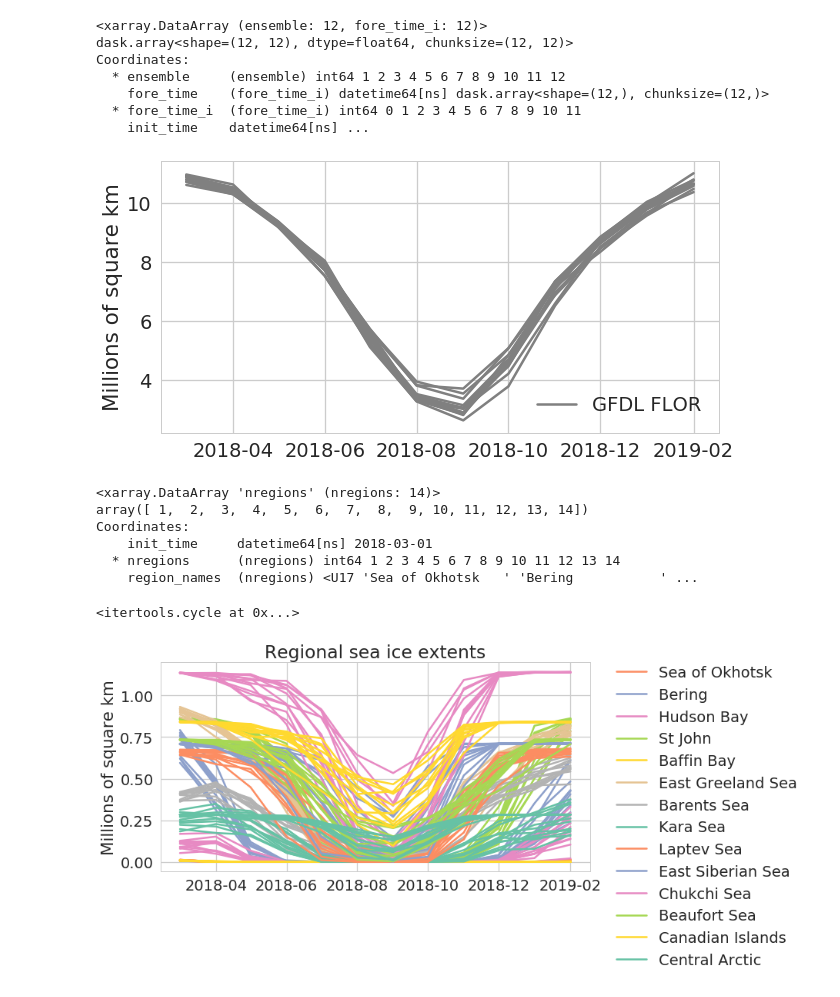
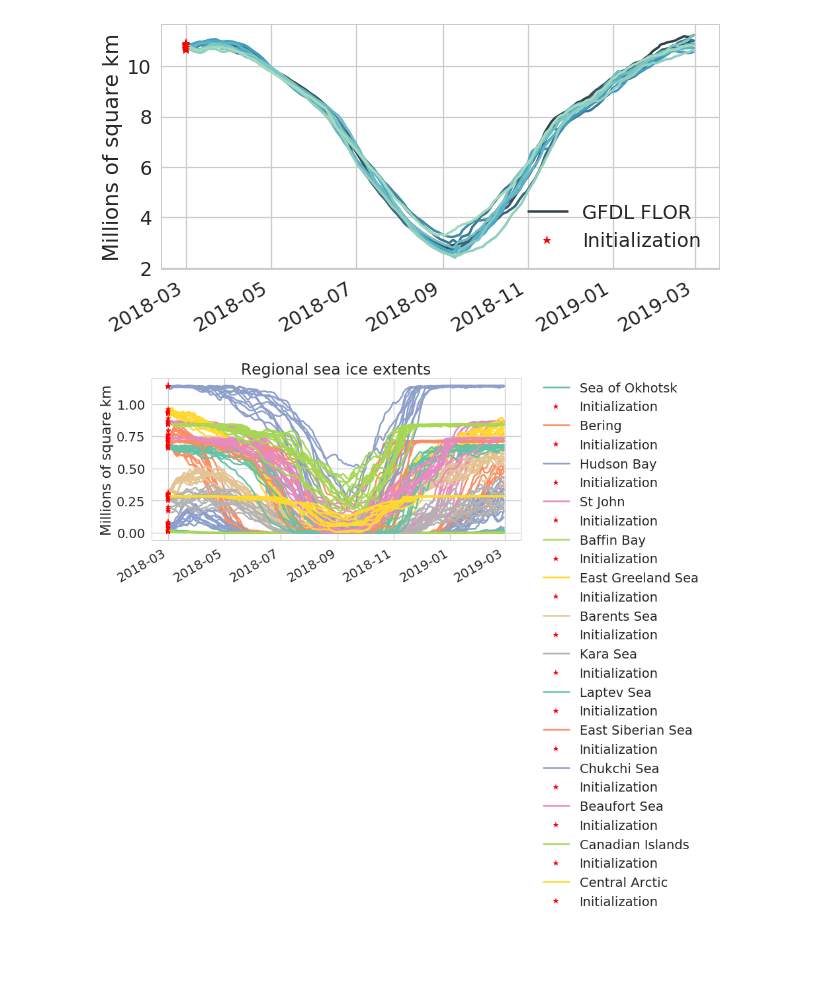
Before and after one commit to NicWayand/ESIO, a Jupyter notebook: notebooks/plot_model_forecasts.ipynb, the cells around one changed output. Drawn from its saved outputs; the diff is of its cells as text; code cells hidden in the pictures; blank space fills up the shorter version.

Commit message:
making model plotting functions work for all models

```diff
--- a/notebooks/plot_model_forecasts.ipynb
+++ b/notebooks/plot_model_forecasts.ipynb
@@ -62,2 +35,28 @@ Frozen(SortedKeysDict(OrderedDict([('nregions', 21), ('x', 304), ('y', 448)])))
+# %%
+#############################################################
+# Load in Data
+#############################################################
+E = ed.esiodata.load()
+# Directories
+model_label = E.model[model]['model_label']
+model_grid_file = E.model[model]['grid']
+stero_grid_file = E.obs['NSIDC_0051']['grid']
+
+fig_dir = os.path.join(E.fig_dir, 'model', model, 'standard')
+if not os.path.exists(fig_dir):
+    os.makedirs(fig_dir)
+
+# Load in Model
+model_forecast = os.path.join(E.model[model][runType]['sipn_nc'], '*.nc')
+ds_model = xr.open_mfdataset(model_forecast)
+ds_model.rename({'nj':'x', 'ni':'y'}, inplace=True)
+
+# Load in regional data
+# Note minor -0.000004 degree differences in latitude
+ds_region = xr.open_dataset(os.path.join(E.grid_dir, 'sio_2016_mask.nc'))
+ds_region.set_coords(['lat','lon'], inplace=True);
+ds_region.rename({'nx':'x', 'ny':'y'}, inplace=True);
+
+#############################################################
 # %%
 # Get regional averages
@@ -76,12 +64,3 @@ Coordinates:
 # %%
 # Aggregate over entire domain
-gfdl_avg = (gfdl.sic*ds_region.area).sum(dim='x').sum(dim='y')/(10**6)
-gfdl_avg
+mod_avg = (ds_model.sic * ds_region.area).sum(dim='x').sum(dim='y')/(10**6)
-# %% [output]
-<xarray.DataArray (ensemble: 12, fore_time_i: 12)>
-dask.array<shape=(12, 12), dtype=float64, chunksize=(12, 12)>
-Coordinates:
-  * ensemble     (ensemble) int64 1 2 3 4 5 6 7 8 9 10 11 12
-    fore_time    (fore_time_i) datetime64[ns] dask.array<shape=(12,), chunksize=(12,)>
-  * fore_time_i  (fore_time_i) int64 0 1 2 3 4 5 6 7 8 9 10 11
-    init_time    datetime64[ns] ...
@@ -88,19 +70,11 @@ Coordinates:
 # %%
 # Plot pan-Arctic sea ice extent
 f = plt.figure(figsize=(10,5))
 ax1 = plt.subplot(1, 1, 1) # Observations
-esio.plot_model_ensm(ds=gfdl_avg, axin=ax1, labelin='GFDL FLOR', color='grey', marker=None)
+esio.plot_reforecast(ds=mod_avg, axin=ax1, labelin=model_label, color='cycle_ensemble', marker=None)
 ax1.set_ylabel('Millions of square km')
 plt.legend(loc='lower right') #bbox_to_anchor=(1.03, 1.05)
+f.autofmt_xdate()
 f.savefig(os.path.join(fig_dir,'panArcticSIC_LongRange_'+model+'_'+runType+'.png'),bbox_inches='tight',dpi=200)
 # %% [output]
-[figure, old version]
+[figure, new version]
-# %%
-gfdl_reg.nregions
-# %% [output]
-<xarray.DataArray 'nregions' (nregions: 14)>
-array([ 1,  2,  3,  4,  5,  6,  7,  8,  9, 10, 11, 12, 13, 14])
-Coordinates:
-    init_time     datetime64[ns] 2018-03-01
-  * nregions      (nregions) int64 1 2 3 4 5 6 7 8 9 10 11 12 13 14
-    region_names  (nregions) <U17 'Sea of Okhotsk   ' 'Bering           ' ...
@@ -110,22 +81,26 @@ cmap_reg = itertools.cycle(sns.color_palette("Set2", gfdl_reg.nregions.size))
-# %%
-cmap_reg
-# %% [output]
-<itertools.cycle at 0x...>
 # %%
 # Plot regional sea ice extents
+cmap_reg = itertools.cycle(sns.color_palette("Set2", mod_reg.nregions.size))
+linecycler = itertools.cycle(["-","--","-.",":"])
 f = plt.figure(figsize=(10,5))
 ax1 = plt.subplot(1, 1, 1)
-for cd in gfdl_reg.nregions:
-    esio.plot_model_ensm(ds= gfdl_reg.sel(nregions=cd), color=next(cmap_reg),
+init_dot_flag = True
+for cd in mod_reg.nregions:
+    esio.plot_reforecast(ds= mod_reg.sel(nregions=cd),
+                         linestyle=next(linecycler),
+                         color=next(cmap_reg),
                          axin=ax1,
-                         labelin=gfdl_reg.region_names.sel(nregions=cd).values,
-                         marker=None)
+                         labelin=mod_reg.region_names.sel(nregions=cd).values,
+                         marker=None,
+                         init_dot=init_dot_flag)
+    init_dot_flag = False # Only add it once
 ax1.set_title('Regional sea ice extents')
 ax1.set_ylabel('Millions of square km')
 plt.legend(bbox_to_anchor=(1.03, 1.05))
+f.autofmt_xdate()
 f.savefig(os.path.join(fig_dir,'panArcticSIC_LongRange_Regional_'+model+'_'+runType+'.png'),bbox_inches='tight',dpi=200)
 # %% [output]
-[figure, old version]
+[figure, new version]
 # %%
 # Set up plotting info
 cmap_sic = matplotlib.colors.ListedColormap(sns.color_palette("Blues_r", 10))
```
Also changed, not shown: parts of 8 cells of this notebook, 2 other files.
